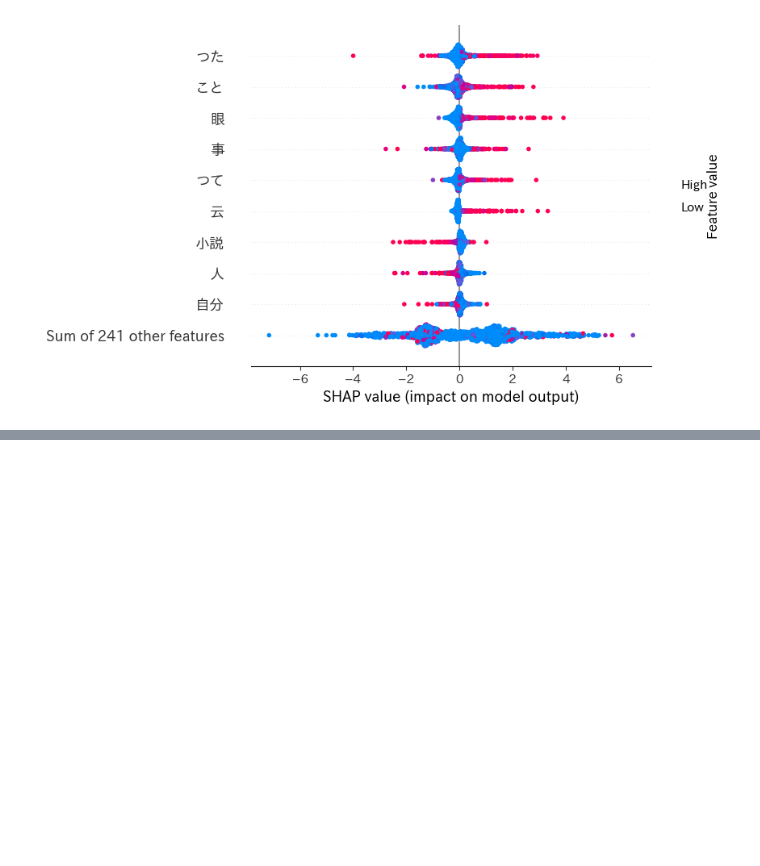
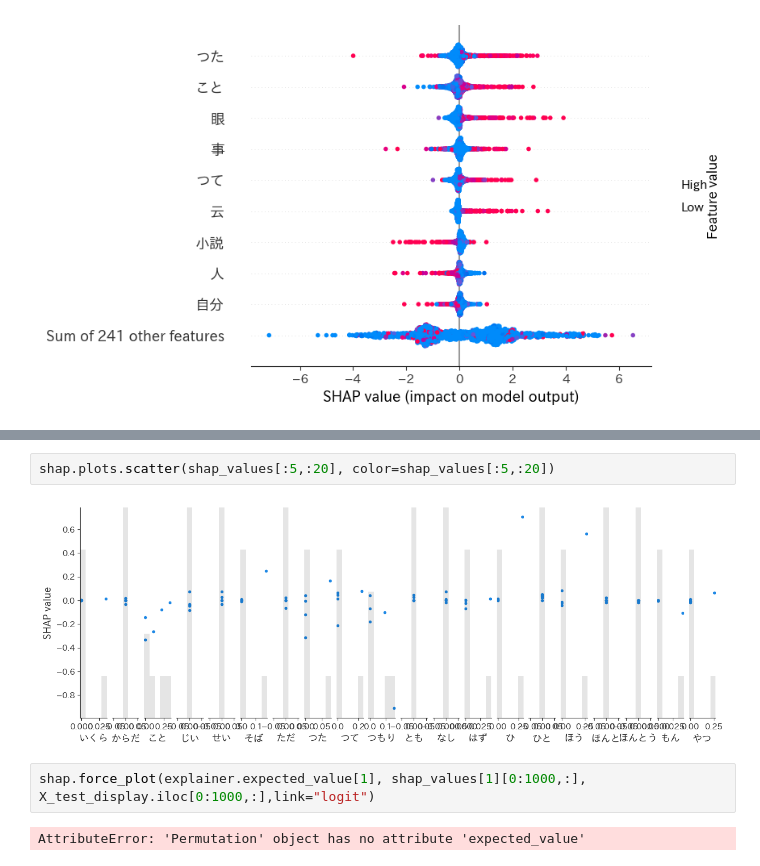
Before and after one commit to tai1012/aozora, a Jupyter notebook: ML/main_vec.ipynb, the cells around one changed output, grey strips where cells are left out. Saved outputs shown, nothing was run; the diff lists cells and outputs as text; blank space fills up the shorter version.

```diff
--- a/ML/main_vec.ipynb
+++ b/ML/main_vec.ipynb
@@ -484,0 +485,8 @@ shap.plots.waterfall(shap_values[1])
+# %%
+shap.plots.scatter(shap_values[:5,:20], color=shap_values[:5,:20])
+# %% [output]
+[figure, added]
+# %%
+shap.force_plot(explainer.expected_value[1], shap_values[1][0:1000,:], X_test_display.iloc[0:1000,:],link="logit")
+# %% [output]
+AttributeError: 'Permutation' object has no attribute 'expected_value'
```
Also changed, not shown: parts of 12 cells of this notebook, 15 other files.
